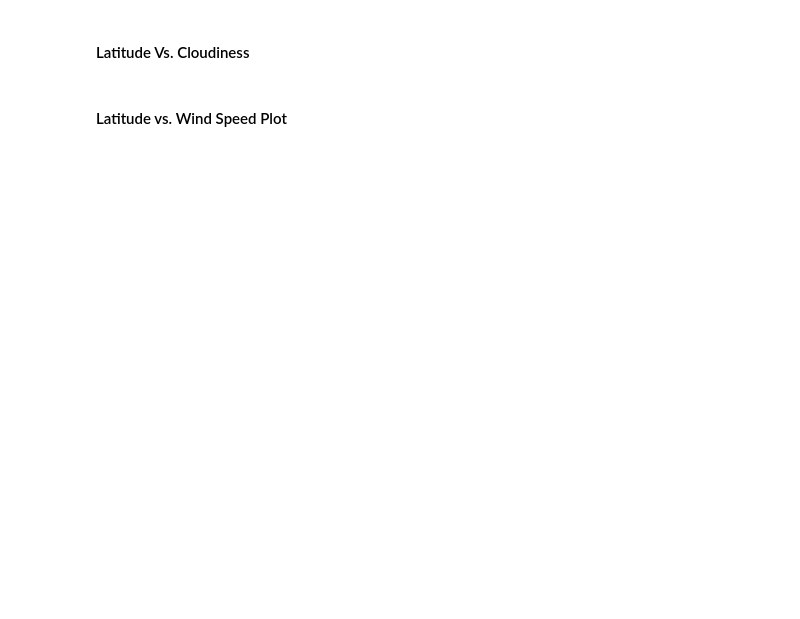
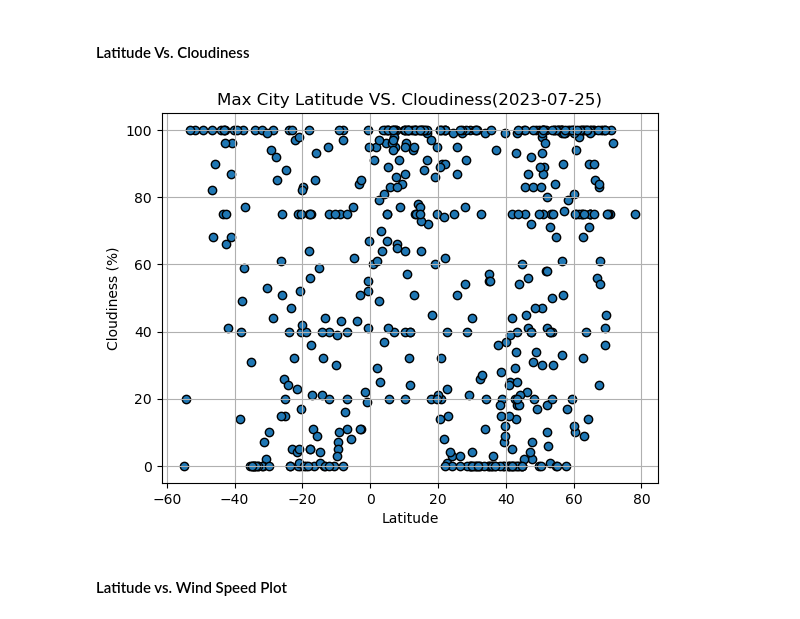
Before and after one commit to jjoel22/python-api-challenge, a Jupyter notebook: starter_code/WeatherPy.ipynb, the cells around one changed output. Cells and saved outputs as stored; diff of their text form; code cells hidden in the pictures; blank space fills up the shorter version.

```diff
--- a/starter_code/WeatherPy.ipynb
+++ b/starter_code/WeatherPy.ipynb
@@ -195,16 +236,22 @@ plt.show()
 #### Latitude Vs. Cloudiness
 # %%
 # Build the scatter plots for latitude vs. cloudiness
-# YOUR CODE HERE
+x = city_data_df["Lat"]
+y = city_data_df["Cloudiness"]
+plt.scatter(x, y,edgecolors='black')
 
 # Incorporate the other graph properties
-# YOUR CODE HERE
-
+plt.grid()
+plt.title("Max City Latitude VS. Cloudiness(2023-07-25)")
+plt.xlabel("Latitude")
+plt.ylabel("Cloudiness (%)")
 # Save the figure
 plt.savefig("output_data/Fig3.png")
 
 # Show plot
 plt.show()
+# %% [output]
+[figure, added]
 # %% [markdown]
 #### Latitude vs. Wind Speed Plot
 # %%
```
Also changed, not shown: parts of 36 cells of this notebook, 8 other files.
